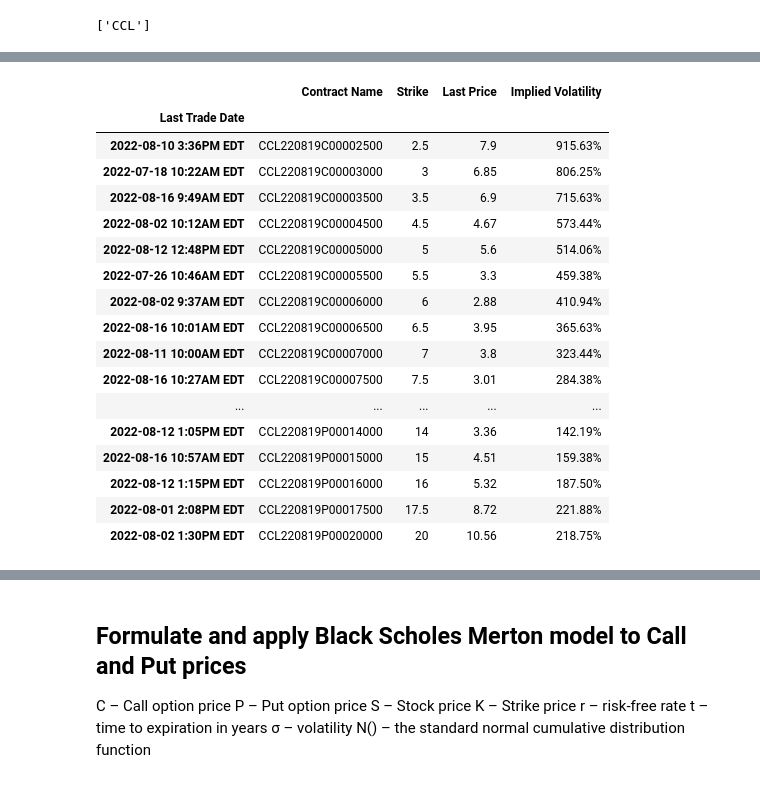
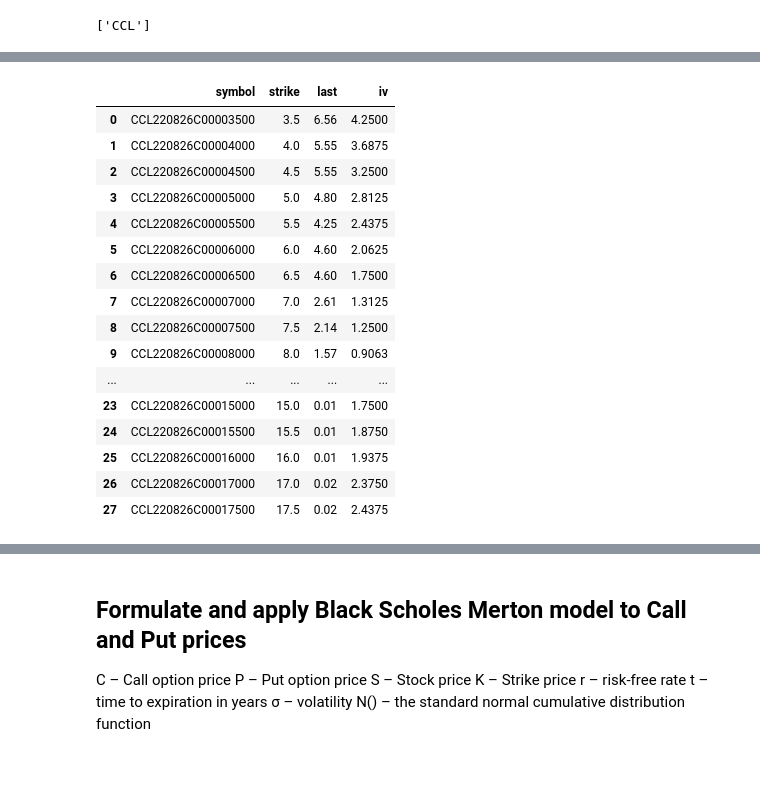
Before and after one commit to cclogan619/Project-3_Wisdom_Learners, a Jupyter notebook: Todd_Files/investment-valuations_P3.ipynb, the cells around one changed output, grey strips where cells are left out. Cells and saved outputs as stored; diff of their text form; code cells hidden in the pictures.

```diff
--- a/Todd_Files/investment-valuations_P3.ipynb
+++ b/Todd_Files/investment-valuations_P3.ipynb
@@ -215,0 +188,33 @@ CCL.dropna()
+# %%
+#API call from rapidapi.com for CCL
+import requests
+import os
+import requests
+import pandas as pd
+import numpy as np
+from dotenv import load_dotenv
+import alpaca_trade_api as tradeapi
+%matplotlib inline
+import streamlit as st
+
+st.title('Options Chain')
+st.header('Company Information')
+
+
+input_ticker = st.text_input('Enter a stock symbol (all caps please)')
+id = input_ticker
+url = "https://option-chain.p.rapidapi.com/options/%s" % id
+print(url)
+
+input_ticker = st.text_input('Enter a stock symbol (all caps please)')
+st.write(input_ticker)
+#url = "https://option-chain.p.rapidapi.com/options/CCL"
+
+headers = {
+	"X-RapidAPI-Key": "e17dcce559msh919faee0afa4c7bp1ce1a6jsn70cc4d9ff538",
+	"X-RapidAPI-Host": "option-chain.p.rapidapi.com"
+}
+
+response = requests.request("GET", url, headers=headers)
+
+#print(response.text)
@@ -215,0 +223,8 @@ CCL.dropna()
+# %%
+r = response.json()
+p = r["options"][0]['2022-08-26']['calls']
+#convert python dictionary to dataframe
+#Chain = pd.DataFrame.from_dict(r, orient = "index", columns=['date','strike', 'symbol', 'last'])
+#Chain.head()
+df = pd.DataFrame(p)
+df
@@ -281,23 +310,22 @@ Aug19_call_price_CCL.head()
 # %%
-Aug19_call_price_CCL = Aug19_call_price_CCL.drop(['Bid', 'Ask', 'Change', '% Change', 'Volume', 'Open Interest'], axis = 1)
+df = df.drop(['bid', 'ask', 'change', 'percentChange', 'volume', 'open interest'], axis = 1)
 #Aug19_call_price_CCL = Aug19_call_price_CCL.drop(['Bid', 'Ask', 'Change', '% Change', 'Volume', 'Open Interest'], axis = 1, inplace = True)
-display(Aug19_call_price_CCL)
+display(df)
 # %% [output]
-|  | Contract Name | Strike | Last Price | Implied Volatility |
-| Last Trade Date |  |  |  |  |
-| 2022-08-10 3:36PM EDT | CCL220819C00002500 | 2.5 | 7.9 | 915.63% |
-| 2022-07-18 10:22AM EDT | CCL220819C00003000 | 3 | 6.85 | 806.25% |
-| 2022-08-16 9:49AM EDT | CCL220819C00003500 | 3.5 | 6.9 | 715.63% |
-| 2022-08-02 10:12AM EDT | CCL220819C00004500 | 4.5 | 4.67 | 573.44% |
-| 2022-08-12 12:48PM EDT | CCL220819C00005000 | 5 | 5.6 | 514.06% |
-| 2022-07-26 10:46AM EDT | CCL220819C00005500 | 5.5 | 3.3 | 459.38% |
-| 2022-08-02 9:37AM EDT | CCL220819C00006000 | 6 | 2.88 | 410.94% |
-| 2022-08-16 10:01AM EDT | CCL220819C00006500 | 6.5 | 3.95 | 365.63% |
-| 2022-08-11 10:00AM EDT | CCL220819C00007000 | 7 | 3.8 | 323.44% |
-| 2022-08-16 10:27AM EDT | CCL220819C00007500 | 7.5 | 3.01 | 284.38% |
+|  | symbol | strike | last | iv |
+| 0 | CCL220826C00003500 | 3.5 | 6.56 | 4.2500 |
+| 1 | CCL220826C00004000 | 4.0 | 5.55 | 3.6875 |
+| 2 | CCL220826C00004500 | 4.5 | 5.55 | 3.2500 |
+| 3 | CCL220826C00005000 | 5.0 | 4.80 | 2.8125 |
+| 4 | CCL220826C00005500 | 5.5 | 4.25 | 2.4375 |
+| 5 | CCL220826C00006000 | 6.0 | 4.60 | 2.0625 |
+| 6 | CCL220826C00006500 | 6.5 | 4.60 | 1.7500 |
+| 7 | CCL220826C00007000 | 7.0 | 2.61 | 1.3125 |
+| 8 | CCL220826C00007500 | 7.5 | 2.14 | 1.2500 |
+| 9 | CCL220826C00008000 | 8.0 | 1.57 | 0.9063 |
 | ... | ... | ... | ... | ... |
-| 2022-08-12 1:05PM EDT | CCL220819P00014000 | 14 | 3.36 | 142.19% |
-| 2022-08-16 10:57AM EDT | CCL220819P00015000 | 15 | 4.51 | 159.38% |
-| 2022-08-12 1:15PM EDT | CCL220819P00016000 | 16 | 5.32 | 187.50% |
-| 2022-08-01 2:08PM EDT | CCL220819P00017500 | 17.5 | 8.72 | 221.88% |
-| 2022-08-02 1:30PM EDT | CCL220819P00020000 | 20 | 10.56 | 218.75% |
+| 23 | CCL220826C00015000 | 15.0 | 0.01 | 1.7500 |
+| 24 | CCL220826C00015500 | 15.5 | 0.01 | 1.8750 |
+| 25 | CCL220826C00016000 | 16.0 | 0.01 | 1.9375 |
+| 26 | CCL220826C00017000 | 17.0 | 0.02 | 2.3750 |
+| 27 | CCL220826C00017500 | 17.5 | 0.02 | 2.4375 |
```
Also changed, not shown: parts of 32 cells of this notebook, 27 other files.
